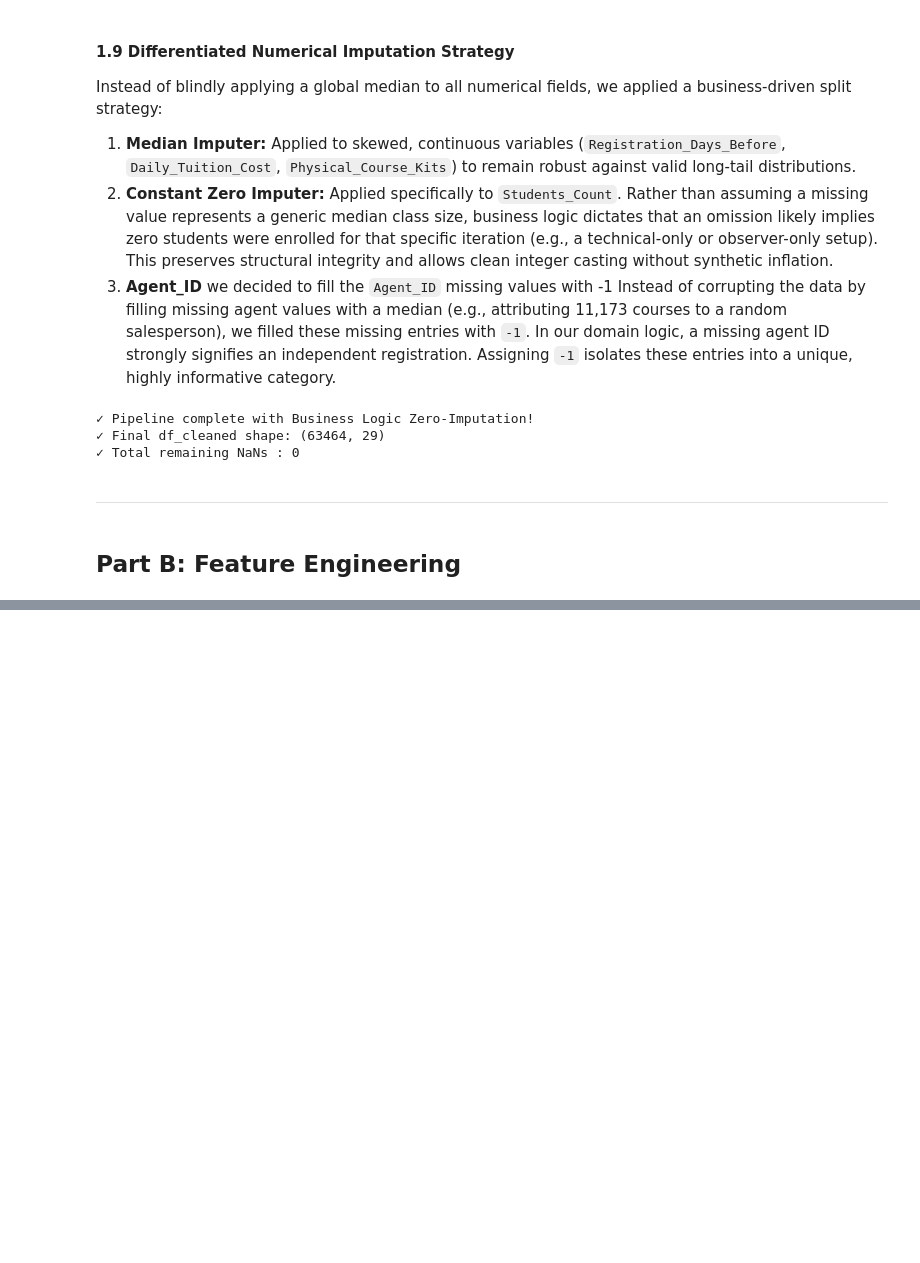
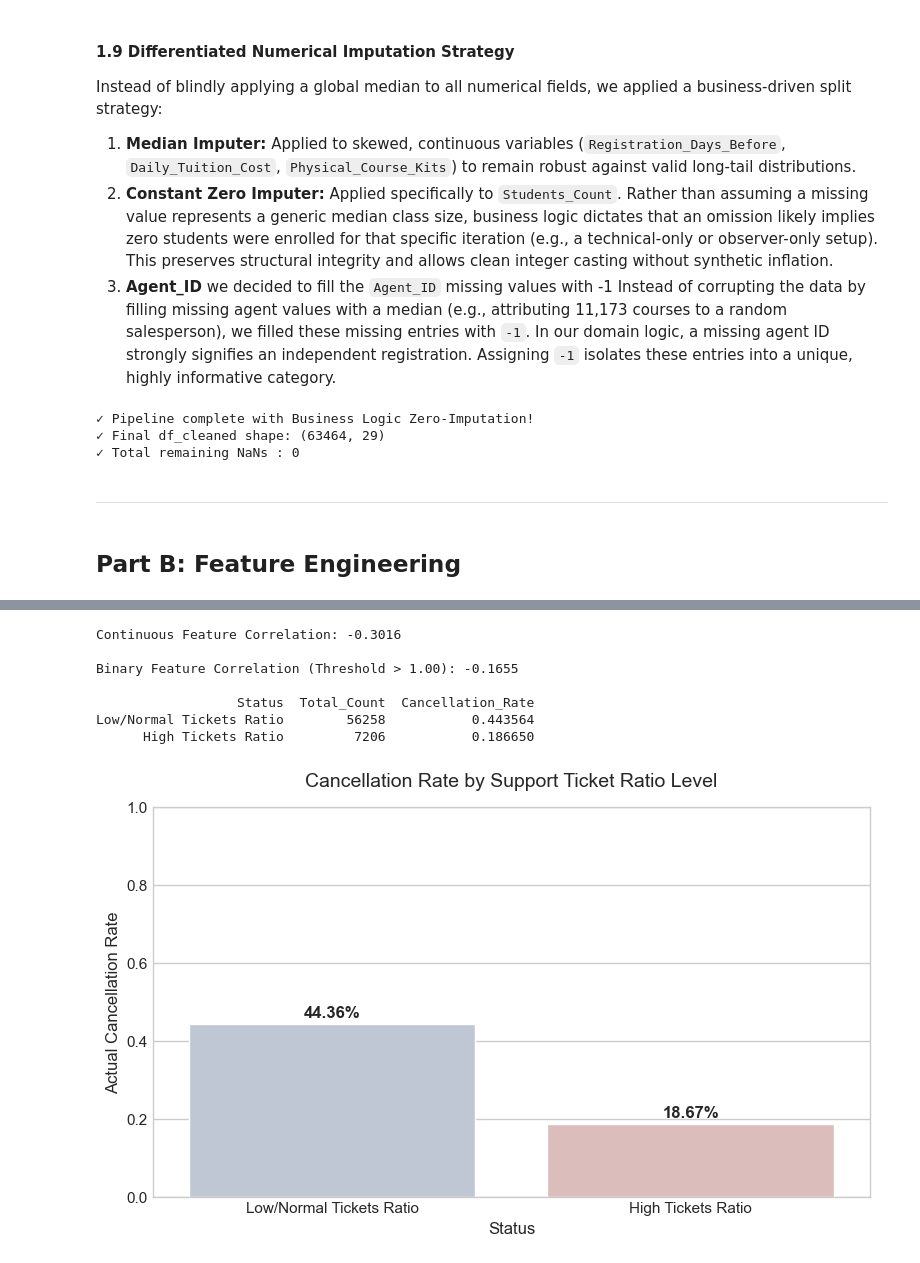
Before and after one commit to YahliEfrati/FinalProjectML, a Jupyter notebook: Final_Project.ipynb, the cells around one changed output, grey strips where cells are left out. Cells and saved outputs as stored; diff of their text form; code cells hidden in the pictures; blank space fills up the shorter version.

```diff
--- a/Final_Project.ipynb
+++ b/Final_Project.ipynb
@@ -475,0 +628,54 @@ print(f"✓ Total remaining NaNs : {df_cleaned.isnull().sum().sum()}")
+# %%
+
+# 1. Calculate the continuous feature
+total_past_courses = df_cleaned['Prev_Course_Dropouts'] + df_cleaned['Prev_Course_Attended']
+df_cleaned['Support_Ticket_per_Course'] = df_cleaned['Pre_Course_Supports_Tickets'] / (total_past_courses + 1)
+
+# 2. Calculate continuous correlation
+continuous_corr = df_cleaned['Support_Ticket_per_Course'].corr(df_cleaned['Dropped_Course'])
+print(f"Continuous Feature Correlation: {continuous_corr:.4f}\n")
+
+# 3. Create a Binary Version: 1 if tickets per course is higher than the median (of those who have tickets)
+tickets_mesh = df_cleaned[df_cleaned['Pre_Course_Supports_Tickets'] > 0]['Support_Ticket_per_Course']
+median_threshold = tickets_mesh.median() if len(tickets_mesh) > 0 else 0.5
+
+df_cleaned['High_Support_Engagement'] = (df_cleaned['Support_Ticket_per_Course'] > median_threshold).astype(int)
+
+# 4. Calculate binary correlation
+binary_corr = df_cleaned['High_Support_Engagement'].corr(df_cleaned['Dropped_Course'])
+print(f"Binary Feature Correlation (Threshold > {median_threshold:.2f}): {binary_corr:.4f}\n")
+
+# 5. Aggregate for visual comparison
+summary = df_cleaned.groupby('High_Support_Engagement').agg(
+    Total_Count=('Dropped_Course', 'count'),
+    Cancellation_Rate=('Dropped_Course', 'mean')
+).reset_index()
+
+summary['Status'] = summary['High_Support_Engagement'].map({0: 'Low/Normal Tickets Ratio', 1: 'High Tickets Ratio'})
+
+print(summary[['Status', 'Total_Count', 'Cancellation_Rate']].to_string(index=False))
+
+# 6. Plot the comparison
+plt.figure(figsize=(8, 5))
+ax = sns.barplot(data=summary, x='Status', y='Cancellation_Rate', palette='vlag')
+
+for p in ax.patches:
+    ax.annotate(f"{p.get_height()*100:.2f}%",
+                (p.get_x() + p.get_width() / 2., p.get_height() + 0.01),
+                ha='center', va='center', xytext=(0, 5),
+                textcoords='offset points', weight='bold')
+
+plt.title('Cancellation Rate by Support Ticket Ratio Level', fontsize=14, pad=15)
+plt.ylabel('Actual Cancellation Rate')
+plt.ylim(0, 1.0)
+plt.tight_layout()
+plt.savefig('support_ticket_ratio_eda.png')
+# %% [output]
+Continuous Feature Correlation: -0.3016
+
+Binary Feature Correlation (Threshold > 1.00): -0.1655
+
+                  Status  Total_Count  Cancellation_Rate
+Low/Normal Tickets Ratio        56258           0.443564
+      High Tickets Ratio         7206           0.186650
+[figure, added]
```
Also changed, not shown: parts of 7 cells of this notebook, 5 other files.
